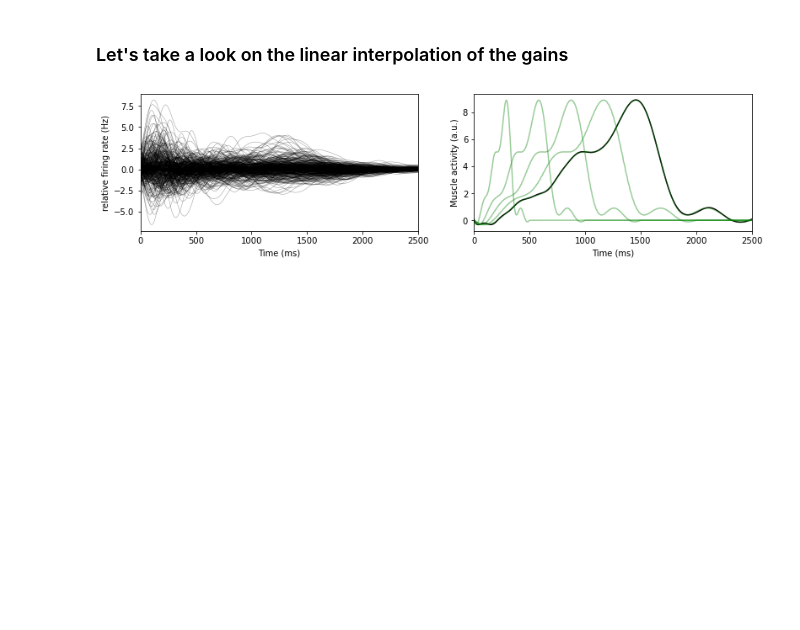
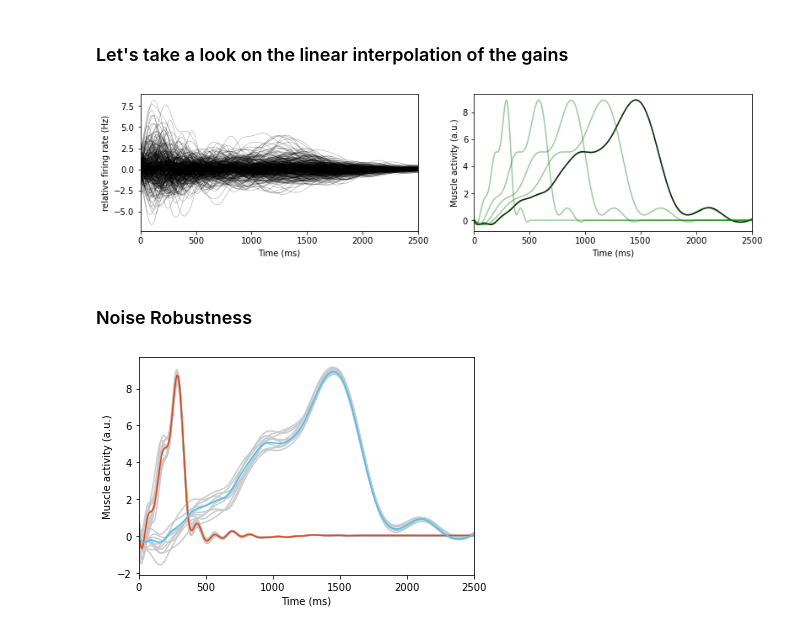
Before and after one commit to juansebastiancalderongarcia/Motor-control-for-speed-transition, a Jupyter notebook: Back-propagation for motor control among different speeds.ipynb, the cells around one changed output. Saved outputs shown, nothing was run; the diff lists cells and outputs as text; code cells hidden in the pictures; blank space fills up the shorter version.

```diff
--- a/Back-propagation for motor control among different speeds.ipynb
+++ b/Back-propagation for motor control among different speeds.ipynb
@@ -355,2 +356,60 @@ plt.show()
 # %% [output]
 [figure]
+# %% [markdown]
+### Noise Robustness
+# %%
+g_0 = g_fast
+g_new = g_slow
+n_noise_trials = 10
+red_0 , green_0 , blue_0  = 0.301, 0.776, 0.937
+red_f , green_f , blue_f  = 0.9, 0.3, 0.1
+
+time_dynamics = np.linspace(0,2500,500)
+x_watts = x0**2
+
+for i in range(n_noise_trials):
+
+    # Set a target SNR
+    target_snr_db = 10
+    # Calculate signal power and convert to dB
+    sig_avg_watts = np.mean(x_watts)
+    sig_avg_db = 10 * np.log10(sig_avg_watts)
+    # Calculate noise according to [2] then convert to watts
+    noise_avg_db = sig_avg_db - target_snr_db
+    noise_avg_watts = 10 ** (noise_avg_db / 10)
+    # Generate an sample of white noise
+    mean_noise = 0
+    noise = np.random.normal(mean_noise, np.sqrt(noise_avg_watts), len(x_watts))
+    # Noise up the original signal
+
+    x0_noise = np.squeeze(x0) + noise #Add white gaussian noise
+
+    dynamics_noise_g0 = run_dynamics(Wsoc, g_0.reshape((N,1)) , params, x0_noise)
+    activity_noise_g0 = dynamics_noise_g0['R']
+
+    z_noise_g0 = output(activity_noise_g0,readout)
+
+    dynamics_noise_gnew = run_dynamics(Wsoc, g_new.reshape((N,1)) , params, x0_noise)
+    activity_noise_gnew = dynamics_noise_gnew['R']
+
+    z_noise_gnew = output(activity_noise_gnew,readout)
+
+    plt.plot(time_dynamics,z_noise_g0, color = (0.776, 0.784, 0.803, 0.9))
+    plt.plot(time_dynamics,z_noise_gnew, color = (0.776, 0.784, 0.803, 0.9))
+
+dynamics_clean_g0 = run_dynamics(Wsoc, g_0.reshape((N,1)) , params, x0)
+activity_clean_g0 = dynamics_clean_g0['R']
+z_clean_g0 = output(activity_clean_g0,readout)
+
+dynamics_clean_gnew = run_dynamics(Wsoc, g_new.reshape((N,1)) , params, x0)
+activity_clean_gnew = dynamics_clean_gnew['R']
+z_clean_gnew = output(activity_clean_gnew,readout)
+
+plt.plot(time_dynamics,z_clean_g0, color = (red_f, green_f, blue_f))
+plt.plot(time_dynamics,z_clean_gnew, color = (red_0, green_0, blue_0))
+plt.xlabel('Time (ms)')
+plt.ylabel('Muscle activity (a.u.)')
+plt.xlim([0,params['t_f']])
+plt.show()
+# %% [output]
+[figure, added]
```
Also changed, not shown: parts of 16 cells of this notebook.
